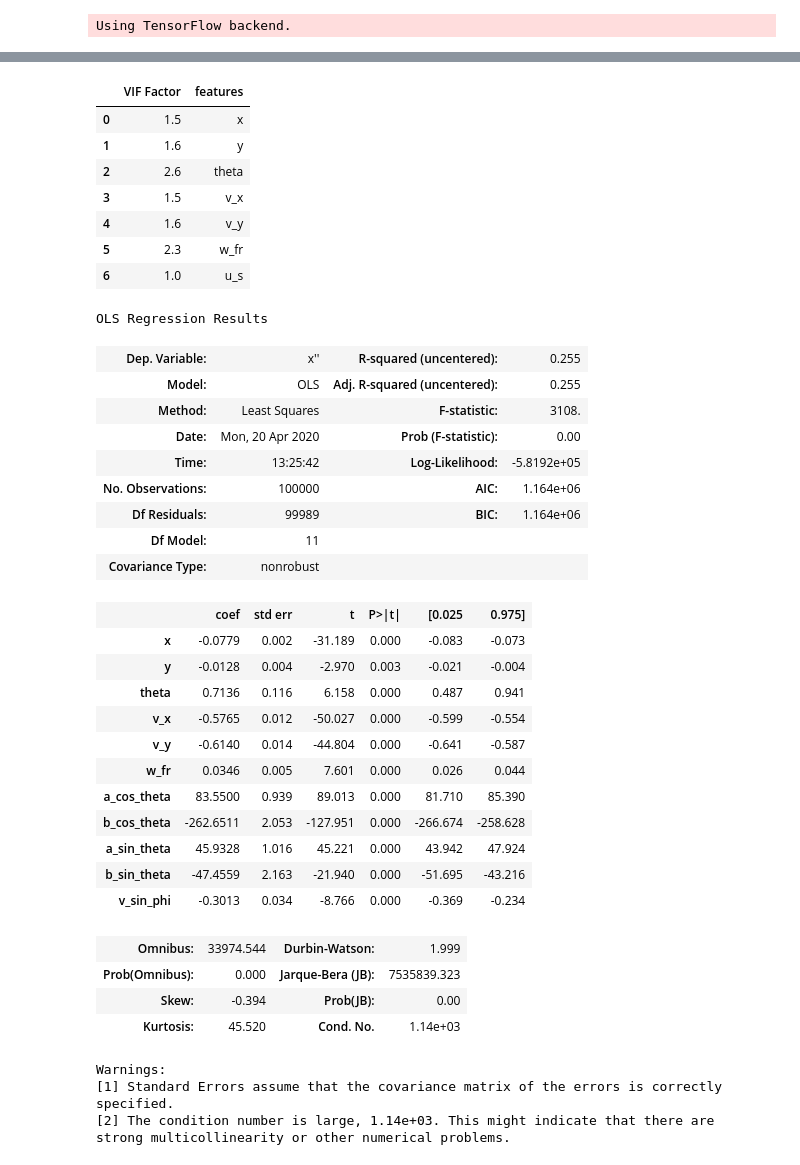
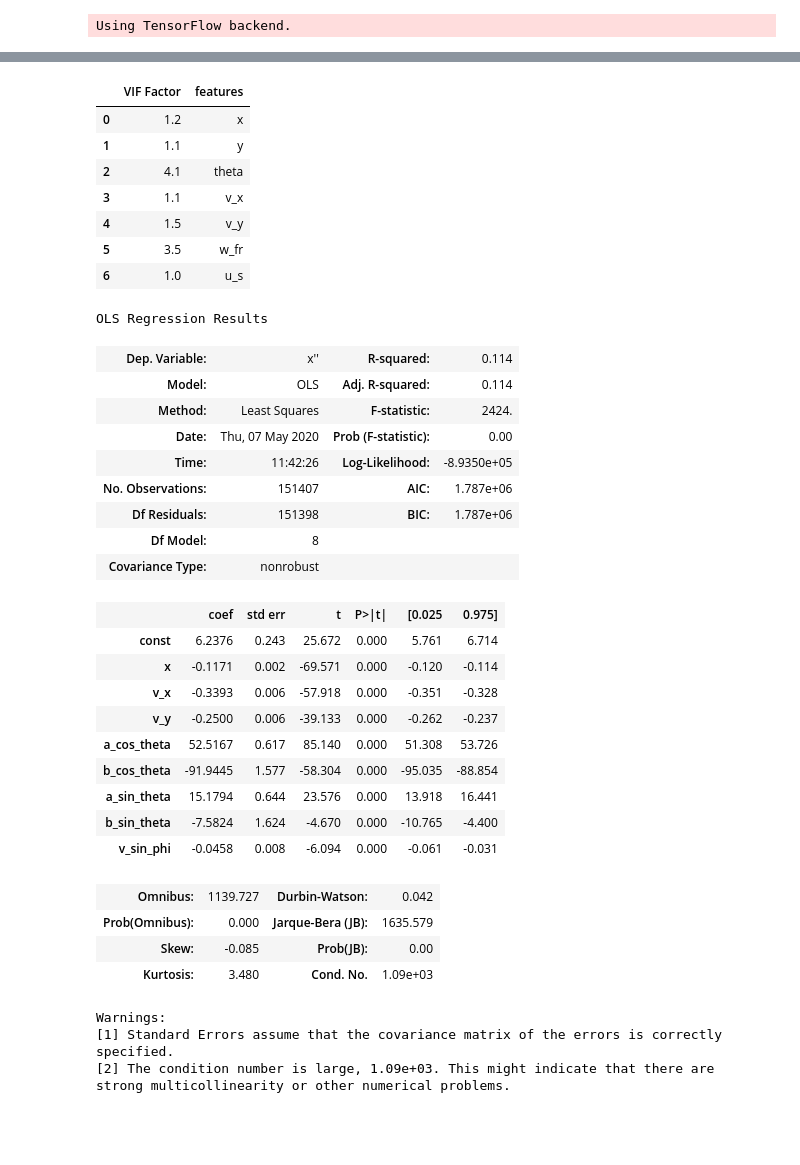
Before and after one commit to aysaha/racecar_control, a Jupyter notebook: src/Extend dataset.ipynb, the cells around one changed output, grey strips where cells are left out. Saved outputs shown, nothing was run; the diff lists cells and outputs as text; code cells hidden in the pictures; blank space fills up the shorter version.

```diff
--- a/src/Extend dataset.ipynb
+++ b/src/Extend dataset.ipynb
@@ -108,5 +108,5 @@ vif(X)
 # %%
-X2 = X.drop(["w_fl", "w_rr", "w_rl", "omega", "phi", "u_b", "u_t", "const"], axis="columns")
+X2 = X.drop(["w_fl", "w_rr", "w_rl", "w_fr", "omega", "phi", "u_b", "u_t"], axis="columns")
 
 fit(X2, Y)
 # %% [output]
@@ -138,54 +138,52 @@ Warnings:
 vif(X2)
 # %% [output]
 |  | VIF Factor | features |
-| 0 | 1.5 | x |
-| 1 | 1.6 | y |
-| 2 | 2.6 | theta |
-| 3 | 1.5 | v_x |
-| 4 | 1.6 | v_y |
-| 5 | 2.3 | w_fr |
+| 0 | 1.2 | x |
+| 1 | 1.1 | y |
+| 2 | 4.1 | theta |
+| 3 | 1.1 | v_x |
+| 4 | 1.5 | v_y |
+| 5 | 3.5 | w_fr |
 | 6 | 1.0 | u_s |
 # %%
 X2["a_cos_theta"] = df["u_t"] * np.cos(df["theta"])
 X2["b_cos_theta"] = df["u_b"] * np.cos(df["theta"])
 X2["a_sin_theta"] = df["u_t"] * np.sin(df["theta"])
 X2["b_sin_theta"] = df["u_b"] * np.sin(df["theta"])
 # X2["delta_2"] = (df["u_t"] - df["theta"])**2
-X2["v_sin_phi"] = np.sqrt(df["v_x"]**2 + df["v_y"]**2) * np.sin(df["phi"])
-X2 = X2.drop(["u_s"], axis="columns")
+X2["v_sin_phi"] = np.sqrt(df["v_x"]**2 + df["v_y"]**2) * np.sin(df["u_s"])
+X2 = X2.drop(["u_s", "theta", "y"], axis="columns")
 
 
 fit(X2, Y)
 # %% [output]
 OLS Regression Results
-| Dep. Variable: | x'' | R-squared (uncentered): | 0.255 |
-| Model: | OLS | Adj. R-squared (uncentered): | 0.255 |
-| Method: | Least Squares | F-statistic: | 3108. |
-| Date: | Mon, 20 Apr 2020 | Prob (F-statistic): | 0.00 |
-| Time: | 13:25:42 | Log-Likelihood: | -5.8192e+05 |
-| No. Observations: | 100000 | AIC: | 1.164e+06 |
-| Df Residuals: | 99989 | BIC: | 1.164e+06 |
-| Df Model: | 11 |  |  |
+| Dep. Variable: | x'' | R-squared: | 0.114 |
+| Model: | OLS | Adj. R-squared: | 0.114 |
+| Method: | Least Squares | F-statistic: | 2424. |
+| Date: | Thu, 07 May 2020 | Prob (F-statistic): | 0.00 |
+| Time: | 11:42:26 | Log-Likelihood: | -8.9350e+05 |
+| No. Observations: | 151407 | AIC: | 1.787e+06 |
+| Df Residuals: | 151398 | BIC: | 1.787e+06 |
+| Df Model: | 8 |  |  |
 | Covariance Type: | nonrobust |  |  |
 |  | coef | std err | t | P>|t| | [0.025 | 0.975] |
-| x | -0.0779 | 0.002 | -31.189 | 0.000 | -0.083 | -0.073 |
-| y | -0.0128 | 0.004 | -2.970 | 0.003 | -0.021 | -0.004 |
-| theta | 0.7136 | 0.116 | 6.158 | 0.000 | 0.487 | 0.941 |
-| v_x | -0.5765 | 0.012 | -50.027 | 0.000 | -0.599 | -0.554 |
-| v_y | -0.6140 | 0.014 | -44.804 | 0.000 | -0.641 | -0.587 |
-| w_fr | 0.0346 | 0.005 | 7.601 | 0.000 | 0.026 | 0.044 |
-| a_cos_theta | 83.5500 | 0.939 | 89.013 | 0.000 | 81.710 | 85.390 |
-| b_cos_theta | -262.6511 | 2.053 | -127.951 | 0.000 | -266.674 | -258.628 |
-| a_sin_theta | 45.9328 | 1.016 | 45.221 | 0.000 | 43.942 | 47.924 |
-| b_sin_theta | -47.4559 | 2.163 | -21.940 | 0.000 | -51.695 | -43.216 |
-| v_sin_phi | -0.3013 | 0.034 | -8.766 | 0.000 | -0.369 | -0.234 |
+| const | 6.2376 | 0.243 | 25.672 | 0.000 | 5.761 | 6.714 |
+| x | -0.1171 | 0.002 | -69.571 | 0.000 | -0.120 | -0.114 |
+| v_x | -0.3393 | 0.006 | -57.918 | 0.000 | -0.351 | -0.328 |
+| v_y | -0.2500 | 0.006 | -39.133 | 0.000 | -0.262 | -0.237 |
+| a_cos_theta | 52.5167 | 0.617 | 85.140 | 0.000 | 51.308 | 53.726 |
+| b_cos_theta | -91.9445 | 1.577 | -58.304 | 0.000 | -95.035 | -88.854 |
+| a_sin_theta | 15.1794 | 0.644 | 23.576 | 0.000 | 13.918 | 16.441 |
+| b_sin_theta | -7.5824 | 1.624 | -4.670 | 0.000 | -10.765 | -4.400 |
+| v_sin_phi | -0.0458 | 0.008 | -6.094 | 0.000 | -0.061 | -0.031 |
-| Omnibus: | 33974.544 | Durbin-Watson: | 1.999 |
-| Prob(Omnibus): | 0.000 | Jarque-Bera (JB): | 7535839.323 |
-| Skew: | -0.394 | Prob(JB): | 0.00 |
-| Kurtosis: | 45.520 | Cond. No. | 1.14e+03 |
+| Omnibus: | 1139.727 | Durbin-Watson: | 0.042 |
+| Prob(Omnibus): | 0.000 | Jarque-Bera (JB): | 1635.579 |
+| Skew: | -0.085 | Prob(JB): | 0.00 |
+| Kurtosis: | 3.480 | Cond. No. | 1.09e+03 |
 Warnings:
 [1] Standard Errors assume that the covariance matrix of the errors is correctly specified.
-[2] The condition number is large, 1.14e+03. This might indicate that there are
+[2] The condition number is large, 1.09e+03. This might indicate that there are
 strong multicollinearity or other numerical problems.
 # %%
 vif(X2)
```
Also changed, not shown: parts of 17 cells of this notebook, 4 other files.
